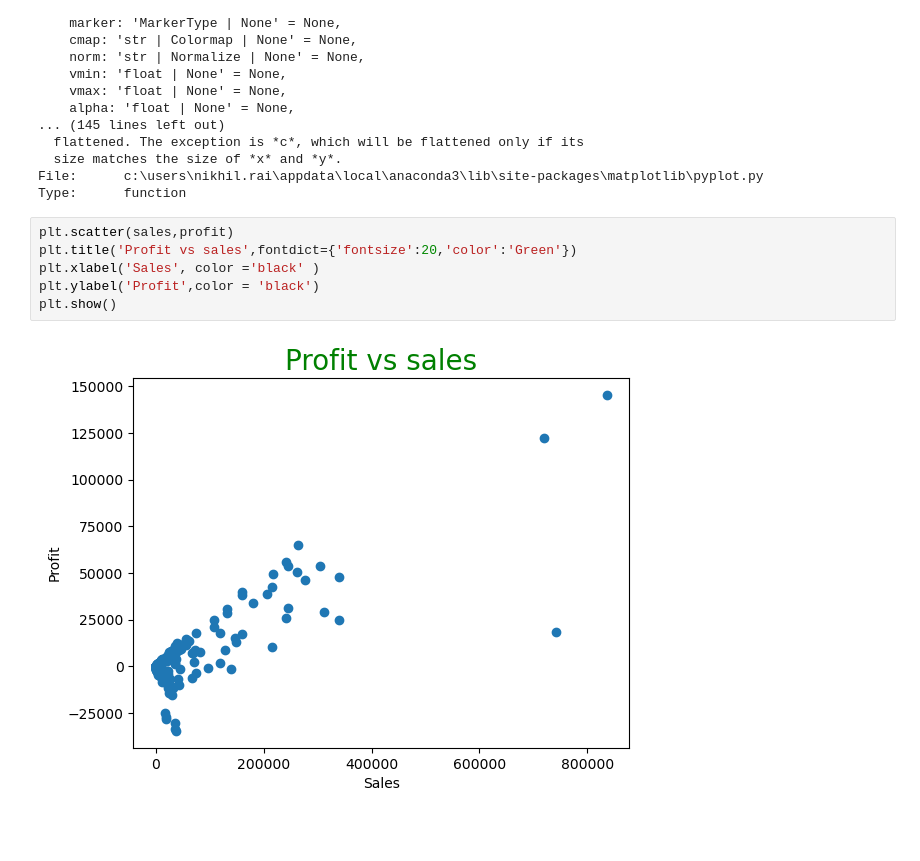
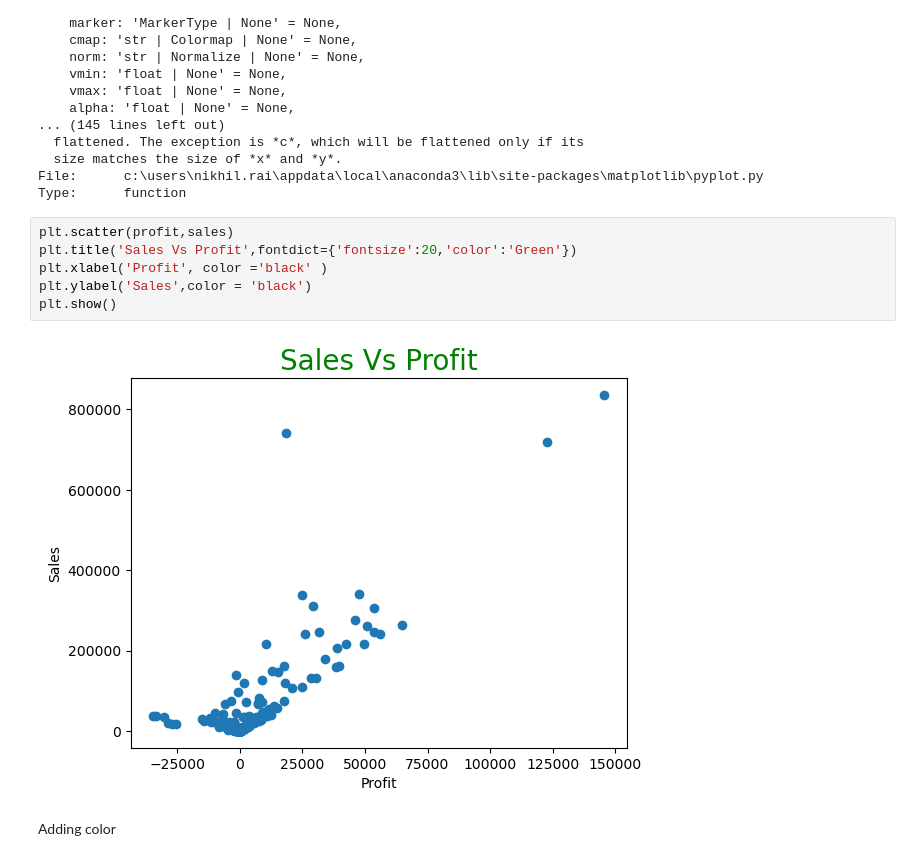
Before and after one commit to nikhil-rai-ds/redesigned-umbrella-matplotlib, a Jupyter notebook: Matplotlib uses.ipynb, the cells around one changed output. Drawn from its saved outputs; the diff is of its cells as text; blank space fills up the shorter version.

```diff
--- a/Matplotlib uses.ipynb
+++ b/Matplotlib uses.ipynb
@@ -101,10 +101,12 @@ plt.scatter(
 File:      c:\users\nikhil.rai\appdata\local\anaconda3\lib\site-packages\matplotlib\pyplot.py
 Type:      function
 # %%
-plt.scatter(sales,profit)
-plt.title('Profit vs sales',fontdict={'fontsize':20,'color':'Green'})
-plt.xlabel('Sales', color ='black' )
-plt.ylabel('Profit',color = 'black')
+plt.scatter(profit,sales)
+plt.title('Sales Vs Profit',fontdict={'fontsize':20,'color':'Green'})
+plt.xlabel('Profit', color ='black' )
+plt.ylabel('Sales',color = 'black')
 plt.show()
 # %% [output]
-[figure, old version]
+[figure, new version]
+# %% [markdown]
+<p>Adding color</p>
```
Also changed, not shown: parts of 2 cells of this notebook.
